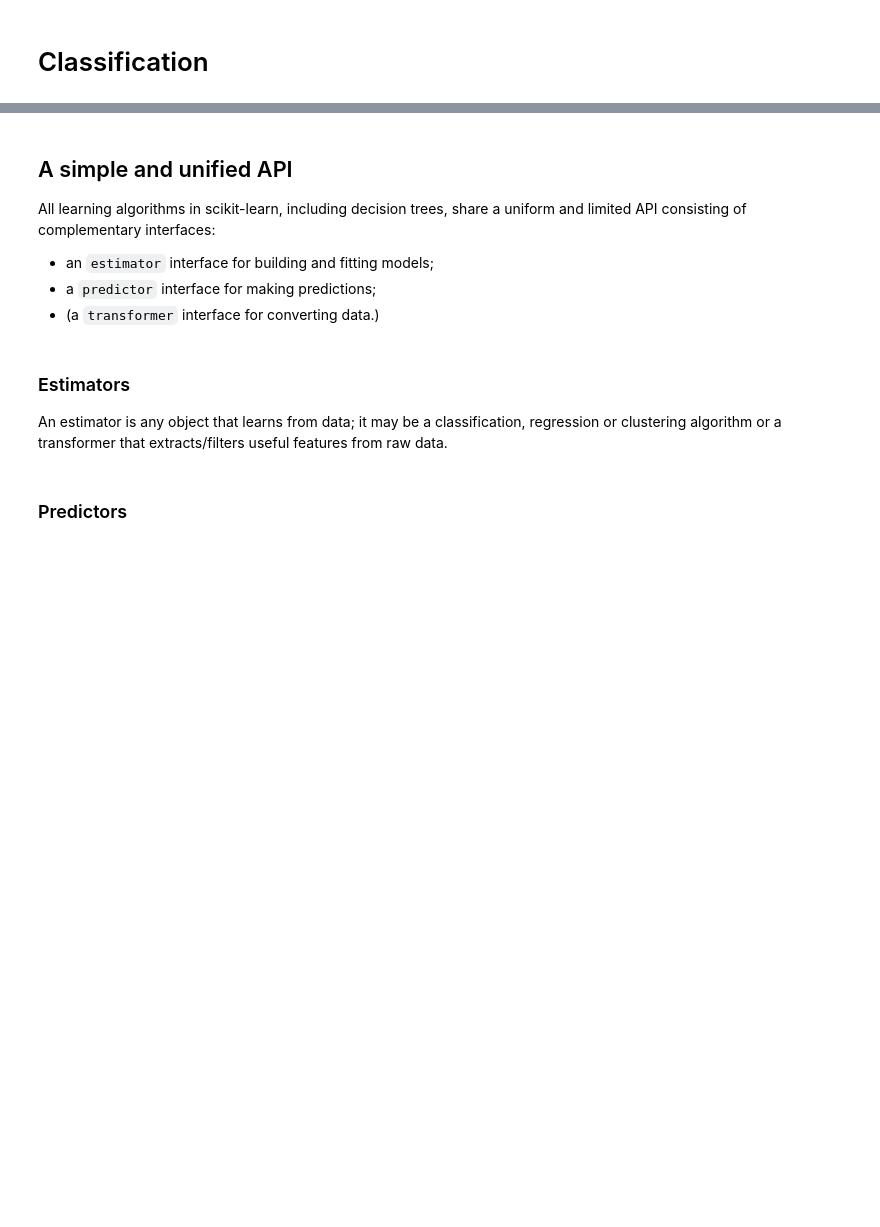
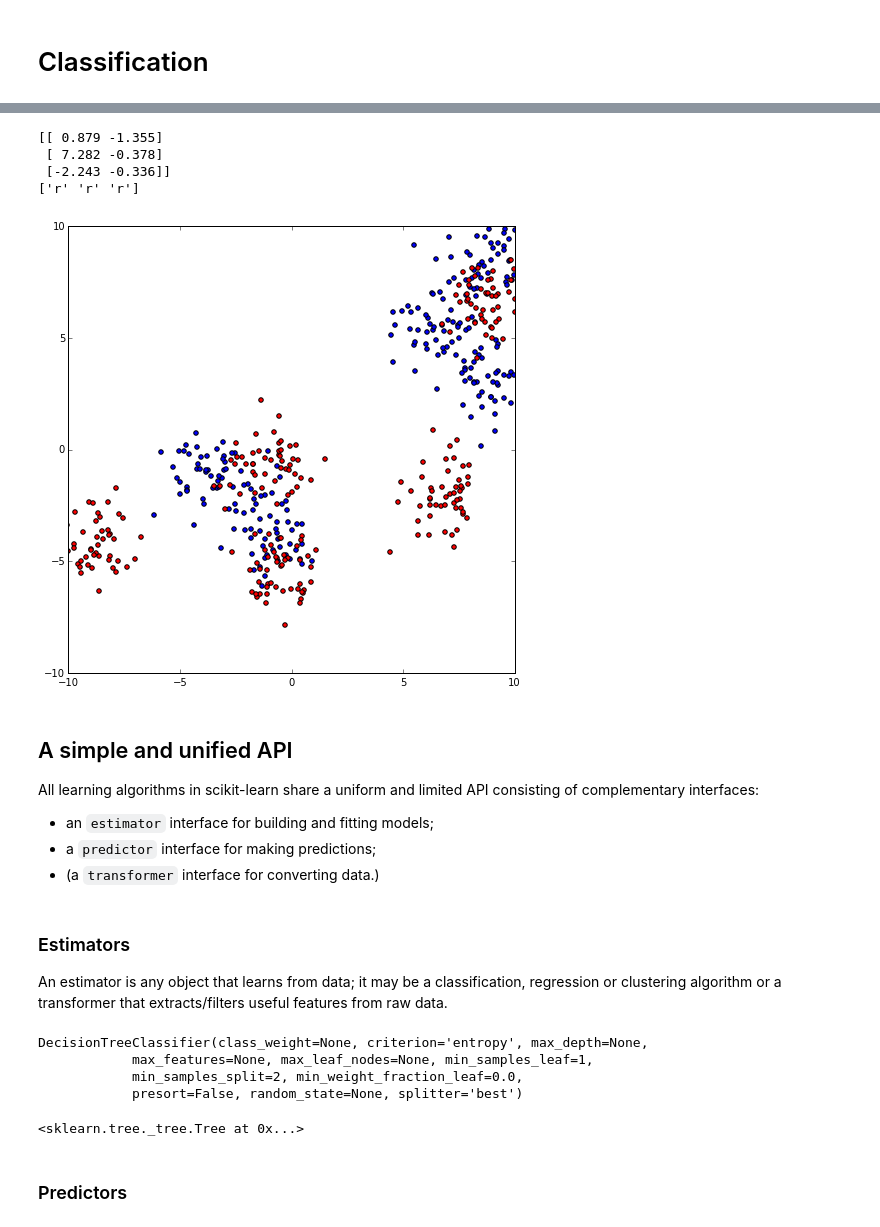
Before and after one commit to glouppe/tutorials-scikit-learn, a Jupyter notebook: An introduction to Machine Learning with Scikit-Learn.ipynb, the cells around one changed output, grey strips where cells are left out. Saved outputs shown, nothing was run; the diff lists cells and outputs as text; code cells hidden in the pictures; blank space fills up the shorter version.

```diff
--- a/An introduction to Machine Learning with Scikit-Learn.ipynb
+++ b/An introduction to Machine Learning with Scikit-Learn.ipynb
@@ -5,14 +5,20 @@
 %matplotlib inline
 from matplotlib import pyplot as plt
 plt.rcParams["figure.figsize"] = (8, 8)
+plt.rcParams["figure.max_open_warning"] = -1
 
 # Print options
 import numpy as np
 np.set_printoptions(precision=3)
 
+# Slideshow
 from notebook.services.config import ConfigManager
 cm = ConfigManager()
-_ = cm.update('livereveal', {'width': 1440, 'height': 720 })
+cm.update('livereveal', {'width': 1440, 'height': 720, 'scroll': True})
+
+# Silence warnings
+import warnings
+warnings.simplefilter(action="ignore", category=FutureWarning)
 # %% [markdown]
 <center>
     <img src="img/scikit-learn-logo.png" width="40%" />
@@ -209,7 +142,33 @@ def build(L):
+# %%
+# Generate data
+from sklearn.datasets import make_blobs
+
+X, y = make_blobs(n_samples=500, centers=10)
+labels = ["b", "r"]
+y = np.take(labels, (y < 5))
+
+print(X[:3])
+print(y[:3])
+# %% [output]
+[[ 0.879 -1.355]
+ [ 7.282 -0.378]
+ [-2.243 -0.336]]
+['r' 'r' 'r']
+# %%
+# Plot
+plt.figure()
+for label in labels:
+    mask = (y == label)
+    plt.scatter(X[mask, 0], X[mask, 1], c=label)
+plt.xlim(-10, 10)
+plt.ylim(-10, 10)
+plt.show()
+# %% [output]
+[figure, added]
 # %% [markdown]
 ## A simple and unified API
 
-All learning algorithms in scikit-learn, including decision trees, share a uniform and limited API consisting of complementary interfaces:
+All learning algorithms in scikit-learn share a uniform and limited API consisting of complementary interfaces:
 
 - an `estimator` interface for building and fitting models;
 - a `predictor` interface for making predictions;
@@ -239,9 +198,16 @@ clf = DecisionTreeClassifier(criterion="entropy")
 
 # Learn a model from training data
 clf.fit(X, y)
+# %% [output]
+DecisionTreeClassifier(class_weight=None, criterion='entropy', max_depth=None,
+            max_features=None, max_leaf_nodes=None, min_samples_leaf=1,
+            min_samples_split=2, min_weight_fraction_leaf=0.0,
+            presort=False, random_state=None, splitter='best')
 # %%
 # Estimator state is stored in instance attributes
 clf.tree_
+# %% [output]
+<sklearn.tree._tree.Tree at 0x...>
 # %% [markdown]
 ### Predictors
 # %%
```
Also changed, not shown: parts of 42 cells of this notebook.
